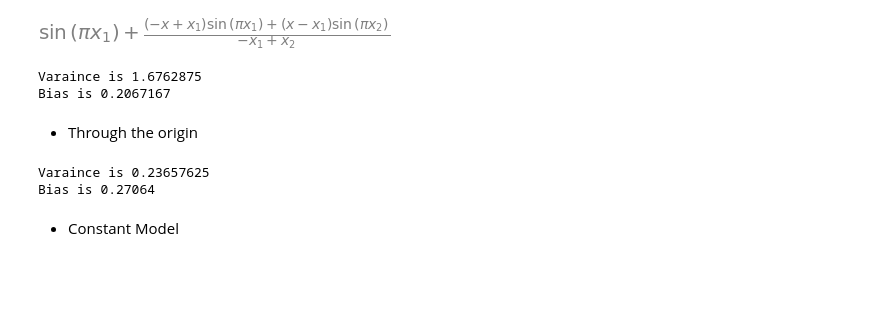
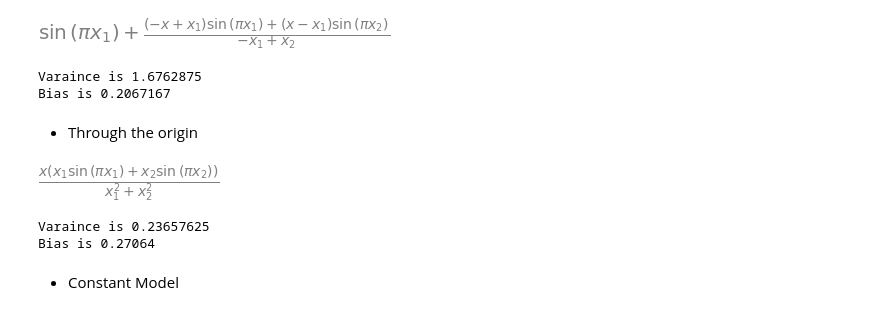
Before and after one commit to BestTP/Machine_Learning, a Jupyter notebook: Generalization.ipynb, the cells around one changed output. Drawn from its saved outputs; the diff is of its cells as text; code cells hidden in the pictures; blank space fills up the shorter version.

```diff
--- a/Generalization.ipynb
+++ b/Generalization.ipynb
@@ -69,6 +69,11 @@ variance = (sy.integrate(var_x,(x,-1,1)))/2
 
 variance.evalf()
 bias.evalf()
+# %%
+gd = x*(x1*sin(pi*x1)+x2*sin(pi*x2))/(x1**2+x2**2)
+gd
+# %% [output]
+[figure, added]
 # %%
 print('Regression through origin')
 print('gd is x(x1*sin(pi*x1)+x2*sin(pi*x2))/(x1^2+x2^2)')
```
Also changed, not shown: parts of 6 cells of this notebook, 2 other files.
